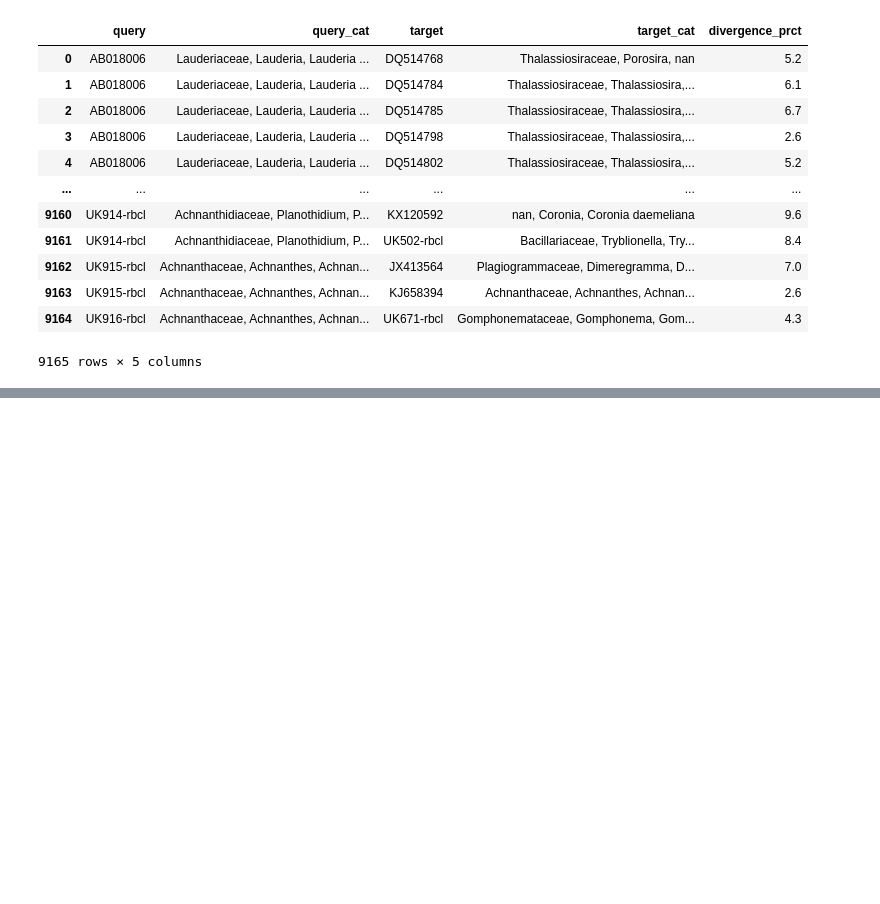
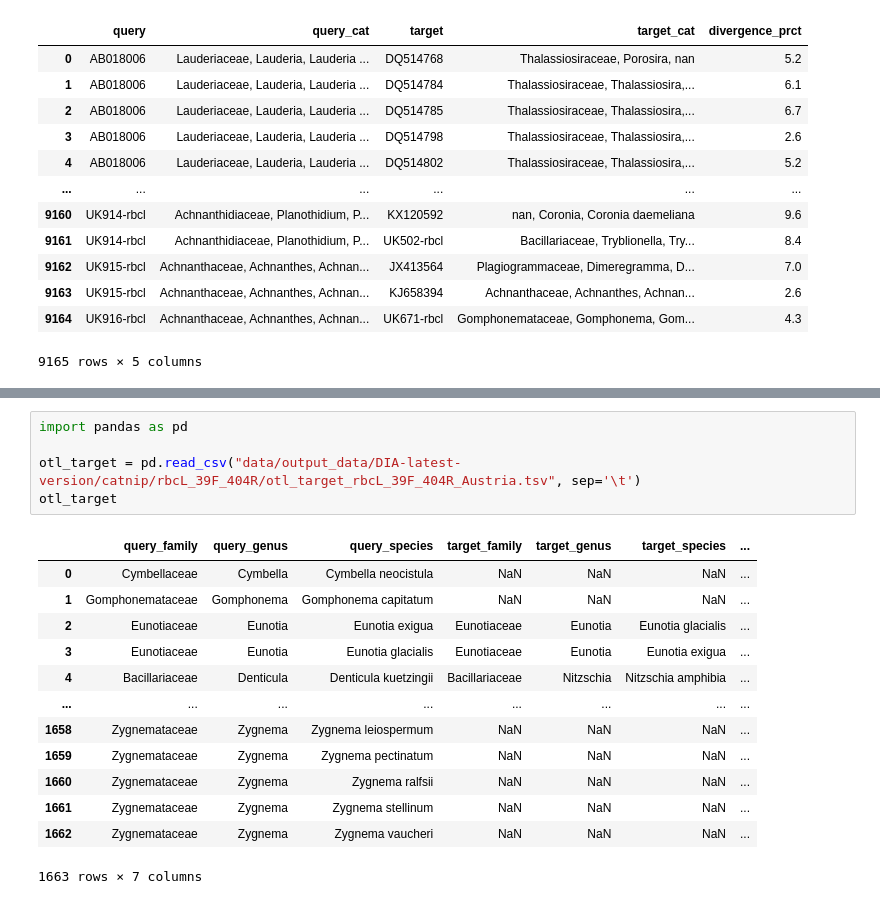
Before and after one commit to CIBIO-BU/mozaiko, a Jupyter notebook: draft.ipynb, the cells around one changed output, grey strips where cells are left out. Saved outputs shown, nothing was run; the diff lists cells and outputs as text; blank space fills up the shorter version.

```diff
--- a/draft.ipynb
+++ b/draft.ipynb
@@ -5579,0 +5696,19 @@ df2_comp
+# %%
+import pandas as pd
+
+otl_target = pd.read_csv("data/output_data/DIA-latest-version/catnip/rbcL_39F_404R/otl_target_rbcL_39F_404R_Austria.tsv", sep='\t')
+otl_target
+# %% [output]
+|  | query_family | query_genus | query_species | target_family | target_genus | target_species | ... |
+| 0 | Cymbellaceae | Cymbella | Cymbella neocistula | NaN | NaN | NaN | ... |
+| 1 | Gomphonemataceae | Gomphonema | Gomphonema capitatum | NaN | NaN | NaN | ... |
+| 2 | Eunotiaceae | Eunotia | Eunotia exigua | Eunotiaceae | Eunotia | Eunotia glacialis | ... |
+| 3 | Eunotiaceae | Eunotia | Eunotia glacialis | Eunotiaceae | Eunotia | Eunotia exigua | ... |
+| 4 | Bacillariaceae | Denticula | Denticula kuetzingii | Bacillariaceae | Nitzschia | Nitzschia amphibia | ... |
+| ... | ... | ... | ... | ... | ... | ... | ... |
+| 1658 | Zygnemataceae | Zygnema | Zygnema leiospermum | NaN | NaN | NaN | ... |
+| 1659 | Zygnemataceae | Zygnema | Zygnema pectinatum | NaN | NaN | NaN | ... |
+| 1660 | Zygnemataceae | Zygnema | Zygnema ralfsii | NaN | NaN | NaN | ... |
+| 1661 | Zygnemataceae | Zygnema | Zygnema stellinum | NaN | NaN | NaN | ... |
+| 1662 | Zygnemataceae | Zygnema | Zygnema vaucheri | NaN | NaN | NaN | ... |
+1663 rows × 7 columns
```
Also changed, not shown: parts of 10 cells of this notebook, 4 other files.
